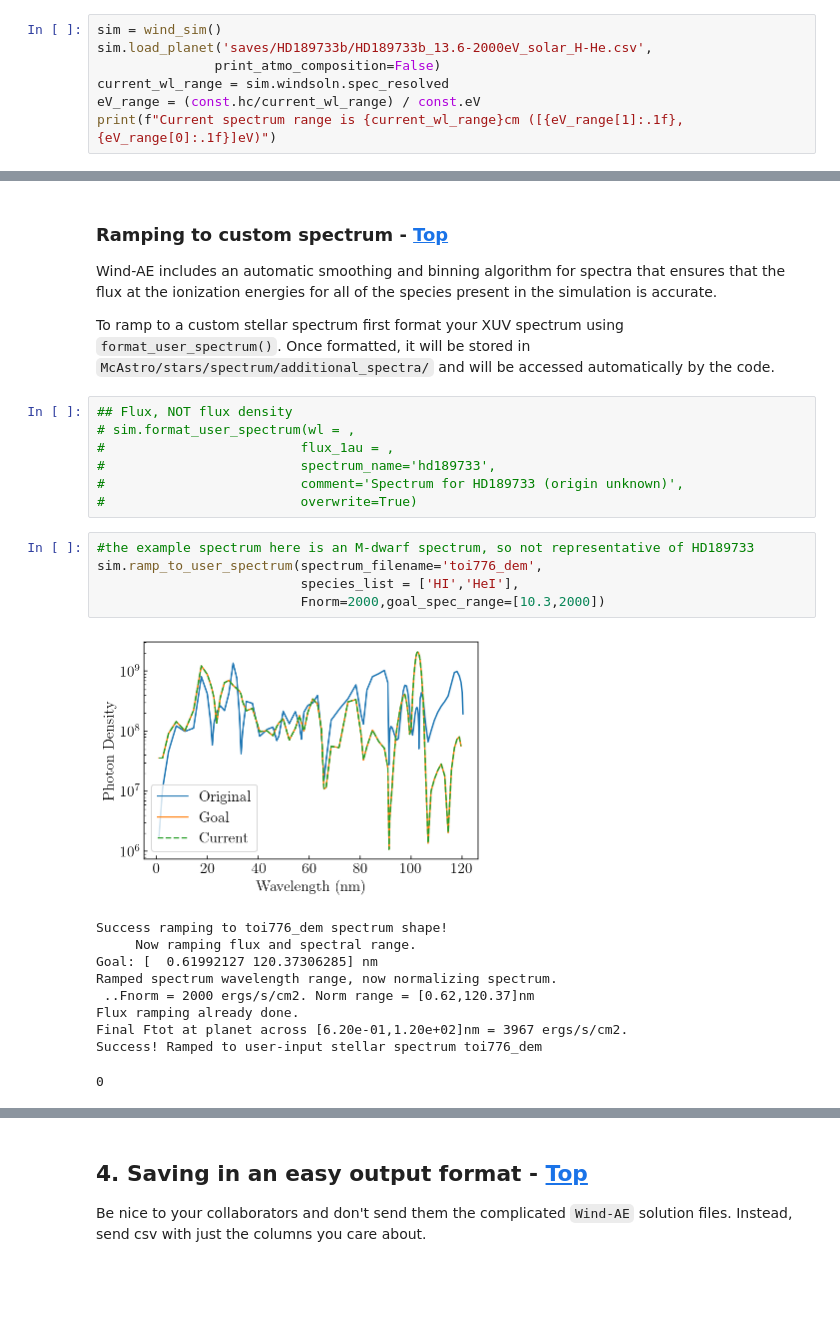
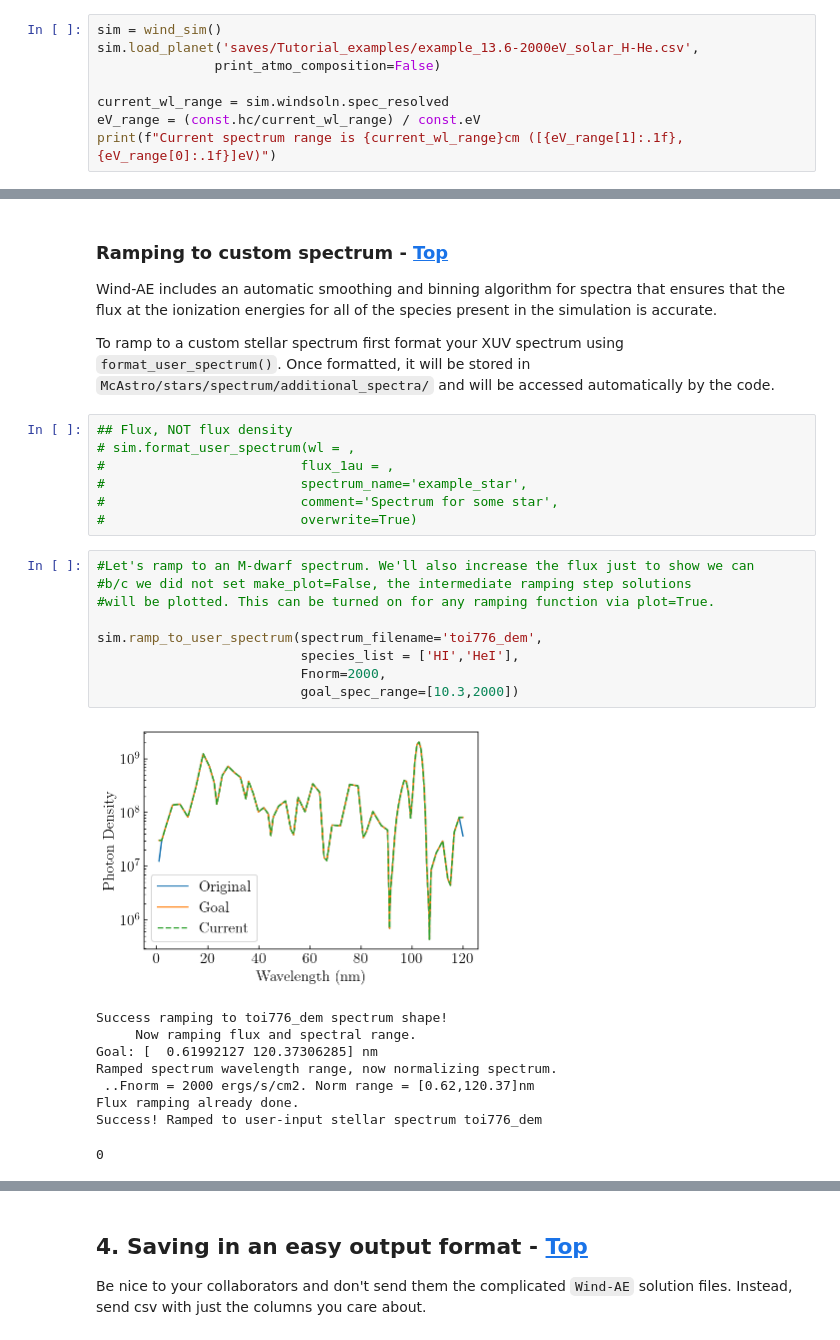
Before and after one commit to mibroome/wind-ae, a Jupyter notebook: Notebooks/Quickstart.ipynb, the cells around one changed output, grey strips where cells are left out. Cells and saved outputs as stored; diff of their text form; blank space fills up the shorter version.

Commit message:
Updated Quickstart tutorial and ramper

```diff
--- a/Notebooks/Quickstart.ipynb
+++ b/Notebooks/Quickstart.ipynb
@@ -218,8 +240,9 @@ Saving saves/HD189733b/HD189_13.6-2000eV_solar_10microbar_H-He.csv
 # %config InlineBackend.figure_format='retina'
 # %%
 sim = wind_sim()
-sim.load_planet('saves/HD189733b/HD189733b_13.6-2000eV_solar_H-He.csv',
+sim.load_planet('saves/Tutorial_examples/example_13.6-2000eV_solar_H-He.csv',
                print_atmo_composition=False)
+
 current_wl_range = sim.windsoln.spec_resolved
 eV_range = (const.hc/current_wl_range) / const.eV
 print(f"Current spectrum range is {current_wl_range}cm ([{eV_range[1]:.1f},{eV_range[0]:.1f}]eV)")
@@ -261,22 +284,25 @@ To ramp to a custom stellar spectrum first format your XUV spectrum using `forma
 ## Flux, NOT flux density
 # sim.format_user_spectrum(wl = ,
 #                         flux_1au = ,
-#                         spectrum_name='hd189733',
-#                         comment='Spectrum for HD189733 (origin unknown)',
+#                         spectrum_name='example_star',
+#                         comment='Spectrum for some star',
 #                         overwrite=True)
 # %%
-#the example spectrum here is an M-dwarf spectrum, so not representative of HD189733
+#Let's ramp to an M-dwarf spectrum. We'll also increase the flux just to show we can
+#b/c we did not set make_plot=False, the intermediate ramping step solutions
+#will be plotted. This can be turned on for any ramping function via plot=True.
+
 sim.ramp_to_user_spectrum(spectrum_filename='toi776_dem',
                           species_list = ['HI','HeI'],
-                          Fnorm=2000,goal_spec_range=[10.3,2000])
+                          Fnorm=2000,
+                          goal_spec_range=[10.3,2000])
 # %% [output]
-[figure, old version]
+[figure, new version]
 Success ramping to toi776_dem spectrum shape!
      Now ramping flux and spectral range.
 Goal: [  0.61992127 120.37306285] nm
 Ramped spectrum wavelength range, now normalizing spectrum.
  ..Fnorm = 2000 ergs/s/cm2. Norm range = [0.62,120.37]nm                                                     Flux ramping already done.
-Final Ftot at planet across [6.20e-01,1.20e+02]nm = 3967 ergs/s/cm2.
 Success! Ramped to user-input stellar spectrum toi776_dem
 0
 # %% [markdown]
```
Also changed, not shown: parts of 36 cells of this notebook, 21 other files.
